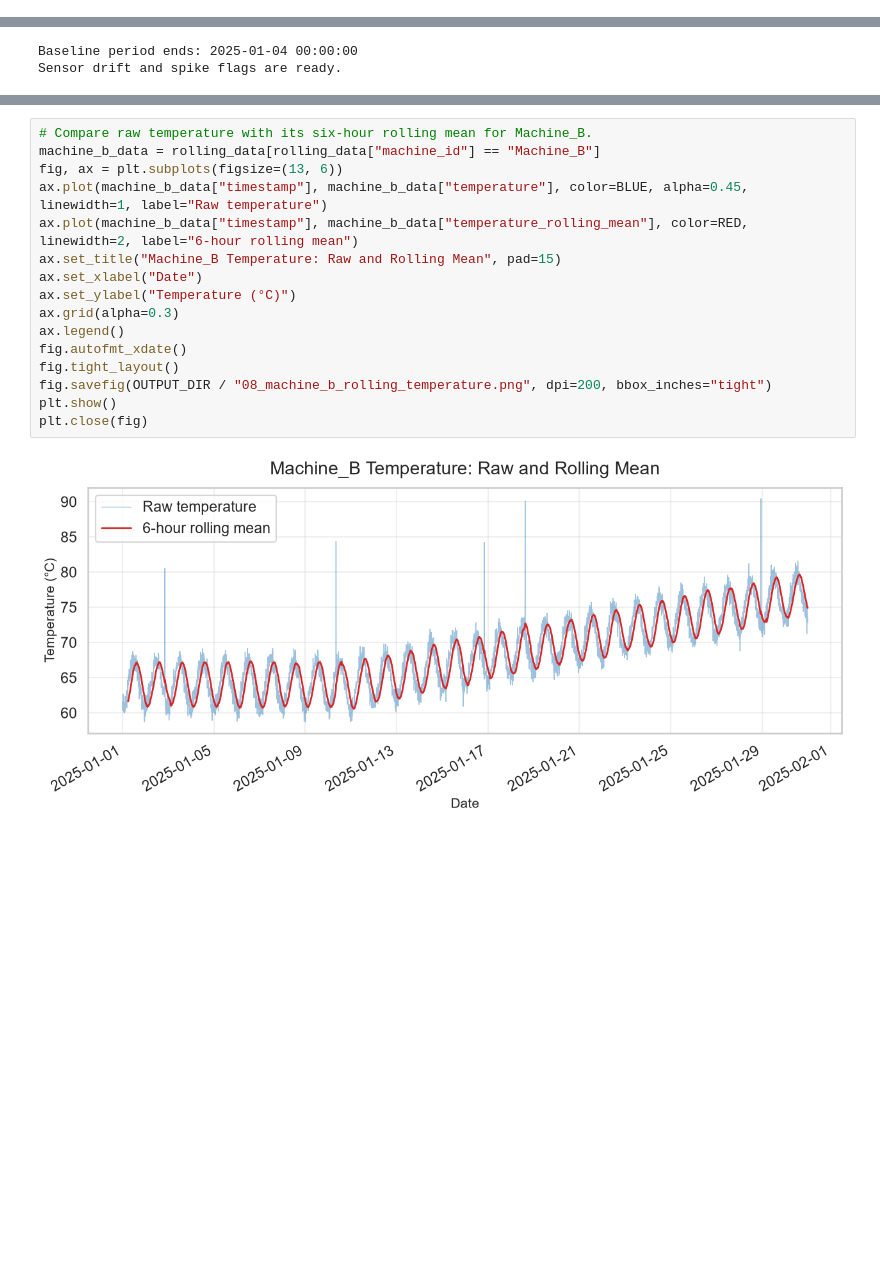
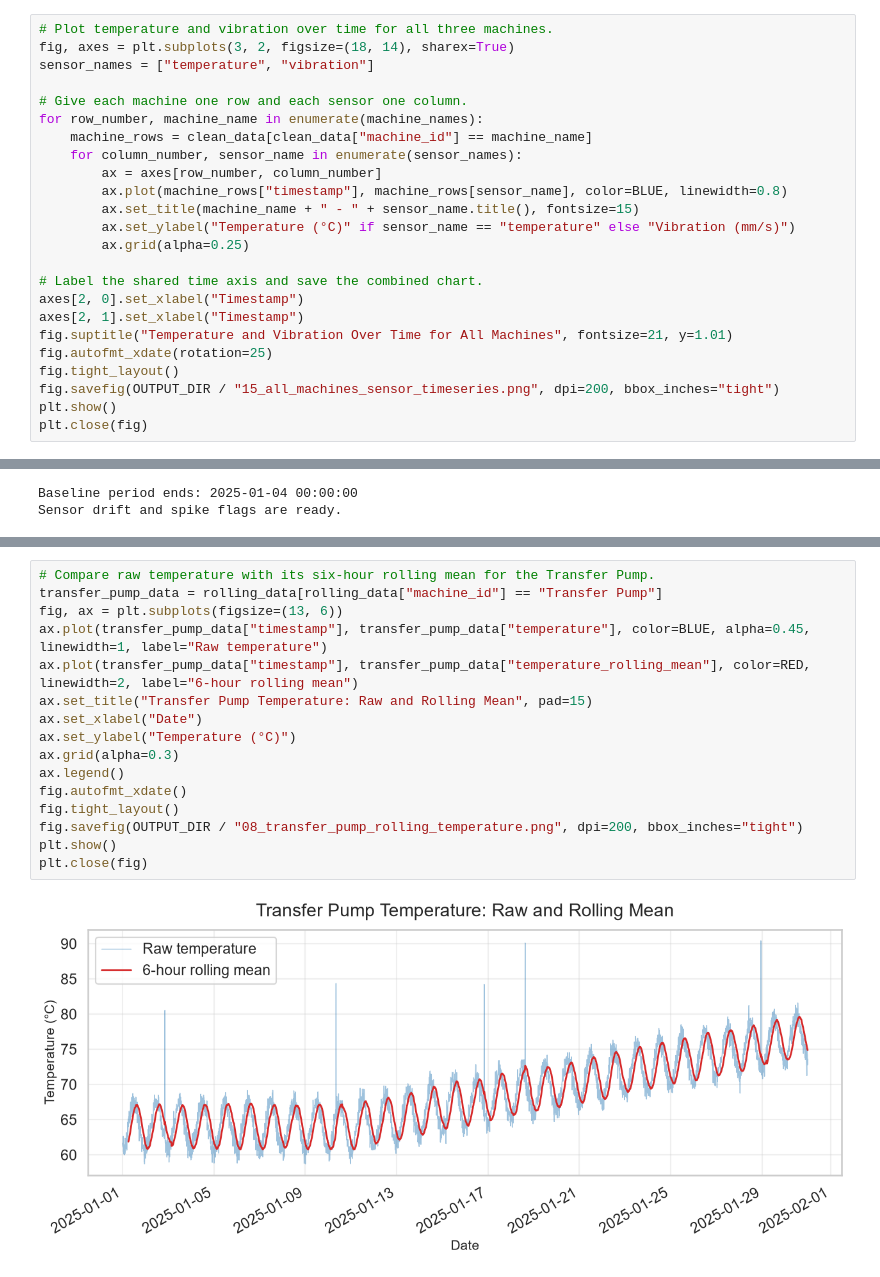
Before and after one commit to paulet-art/Group-Work, a Jupyter notebook: sensor_monitoring_anomaly_detection.ipynb, the cells around one changed output, grey strips where cells are left out. Drawn from its saved outputs; the diff is of its cells as text; blank space fills up the shorter version.

```diff
--- a/sensor_monitoring_anomaly_detection.ipynb
+++ b/sensor_monitoring_anomaly_detection.ipynb
@@ -241,0 +242,24 @@ plt.close(fig)
+# %%
+# Plot temperature and vibration over time for all three machines.
+fig, axes = plt.subplots(3, 2, figsize=(18, 14), sharex=True)
+sensor_names = ["temperature", "vibration"]
+
+# Give each machine one row and each sensor one column.
+for row_number, machine_name in enumerate(machine_names):
+    machine_rows = clean_data[clean_data["machine_id"] == machine_name]
+    for column_number, sensor_name in enumerate(sensor_names):
+        ax = axes[row_number, column_number]
+        ax.plot(machine_rows["timestamp"], machine_rows[sensor_name], color=BLUE, linewidth=0.8)
+        ax.set_title(machine_name + " - " + sensor_name.title(), fontsize=15)
+        ax.set_ylabel("Temperature (°C)" if sensor_name == "temperature" else "Vibration (mm/s)")
+        ax.grid(alpha=0.25)
+
+# Label the shared time axis and save the combined chart.
+axes[2, 0].set_xlabel("Timestamp")
+axes[2, 1].set_xlabel("Timestamp")
+fig.suptitle("Temperature and Vibration Over Time for All Machines", fontsize=21, y=1.01)
+fig.autofmt_xdate(rotation=25)
+fig.tight_layout()
+fig.savefig(OUTPUT_DIR / "15_all_machines_sensor_timeseries.png", dpi=200, bbox_inches="tight")
+plt.show()
+plt.close(fig)
@@ -417,19 +452,19 @@ The baseline is the first three days for each machine. A drift flag means its si
 # %%
-# Compare raw temperature with its six-hour rolling mean for Machine_B.
-machine_b_data = rolling_data[rolling_data["machine_id"] == "Machine_B"]
+# Compare raw temperature with its six-hour rolling mean for the Transfer Pump.
+transfer_pump_data = rolling_data[rolling_data["machine_id"] == "Transfer Pump"]
 fig, ax = plt.subplots(figsize=(13, 6))
-ax.plot(machine_b_data["timestamp"], machine_b_data["temperature"], color=BLUE, alpha=0.45, linewidth=1, label="Raw temperature")
-ax.plot(machine_b_data["timestamp"], machine_b_data["temperature_rolling_mean"], color=RED, linewidth=2, label="6-hour rolling mean")
-ax.set_title("Machine_B Temperature: Raw and Rolling Mean", pad=15)
+ax.plot(transfer_pump_data["timestamp"], transfer_pump_data["temperature"], color=BLUE, alpha=0.45, linewidth=1, label="Raw temperature")
+ax.plot(transfer_pump_data["timestamp"], transfer_pump_data["temperature_rolling_mean"], color=RED, linewidth=2, label="6-hour rolling mean")
+ax.set_title("Transfer Pump Temperature: Raw and Rolling Mean", pad=15)
 ax.set_xlabel("Date")
 ax.set_ylabel("Temperature (°C)")
 ax.grid(alpha=0.3)
 ax.legend()
 fig.autofmt_xdate()
 fig.tight_layout()
-fig.savefig(OUTPUT_DIR / "08_machine_b_rolling_temperature.png", dpi=200, bbox_inches="tight")
+fig.savefig(OUTPUT_DIR / "08_transfer_pump_rolling_temperature.png", dpi=200, bbox_inches="tight")
 plt.show()
 plt.close(fig)
 # %% [output]
-[figure, old version]
+[figure, new version]
 # %% [markdown]
```
Also changed, not shown: parts of 69 cells of this notebook, 25 other files.
